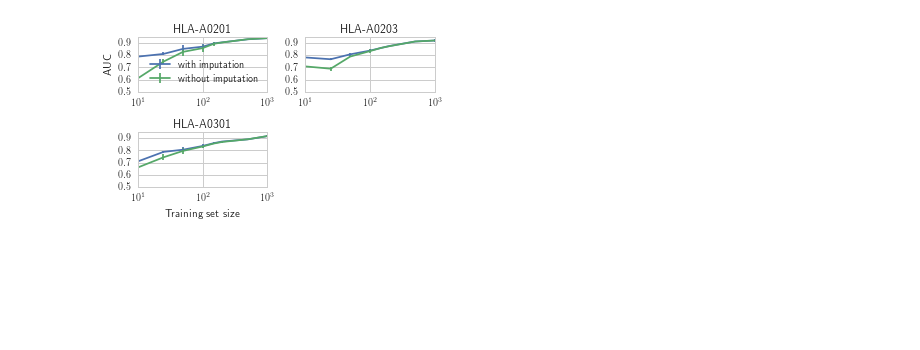
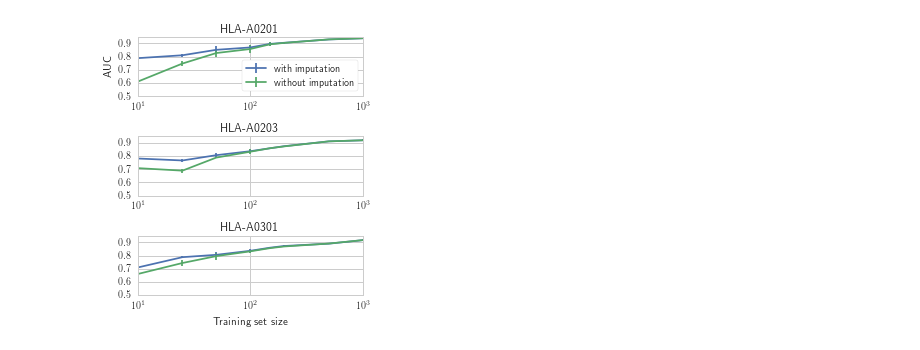
Before and after one commit to hammerlab/mhcflurry-icml-compbio-2016, a Jupyter notebook: notebooks/paper plots.ipynb, the cells around one changed output. Cells and saved outputs as stored; diff of their text form; code cells hidden in the pictures; blank space fills up the shorter version.

```diff
--- a/notebooks/paper plots.ipynb
+++ b/notebooks/paper plots.ipynb
@@ -23,32 +23,32 @@ def print_full(x):
 # %%
 impute_comparison = pandas.read_csv("../data/impute_comparison.csv")
 
-pyplot.figure(figsize=(5,3))
+pyplot.figure(figsize=(4,4.5))
 seaborn.set_style("whitegrid")
 for (i, (allele, data)) in enumerate(impute_comparison.groupby("allele")):
-    pyplot.subplot(2,2, i + 1, sharey=pyplot.gca())
+    pyplot.subplot(3,1, i + 1, sharey=pyplot.gca())
     grouped = data.groupby(["train_size", "impute"]).test_auc.mean().to_frame().reset_index()
     grouped["std_error"] = data.groupby(["train_size", "impute"]).test_auc.std().to_frame().reset_index().test_auc
     for impute in [True, False]:
         sub = grouped[grouped.impute == impute]
         pyplot.errorbar(
                        x=sub.train_size.values,
                        y=sub.test_auc.values,
                        yerr=sub.std_error.values,
                        label=("with" if impute else "without") + " imputation",
                        color=seaborn.get_color_cycle()[0] if impute else seaborn.get_color_cycle()[1])
     pyplot.title(allele)
     pyplot.xscale("log")
     if i == 0:
         pyplot.ylabel("AUC")
-        pyplot.legend(loc='lower right')
+        pyplot.legend(loc='lower right', fancybox=True, frameon=True)
 
     if i == 2:
         pyplot.xlabel("Training set size")
     pyplot.savefig("../figures/impute_comparison.pdf")
 
 #pyplot.legend(loc='lower right', ncol=1, bbox_to_anchor=(2.2,.1))
 
 pyplot.tight_layout()
 # %% [output]
-[figure, old version]
+[figure, new version]
```
Also changed, not shown: parts of 2 cells of this notebook, 3 other files.
